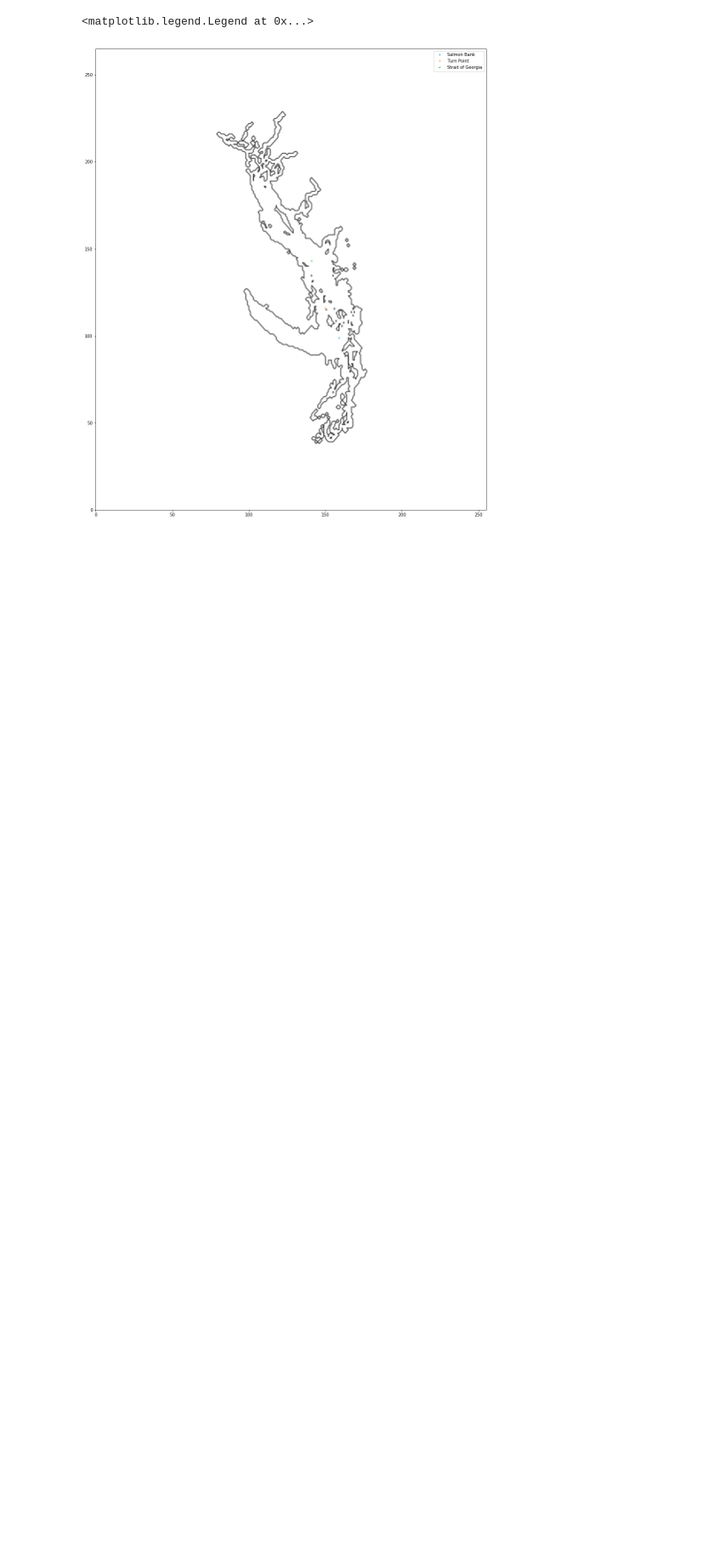
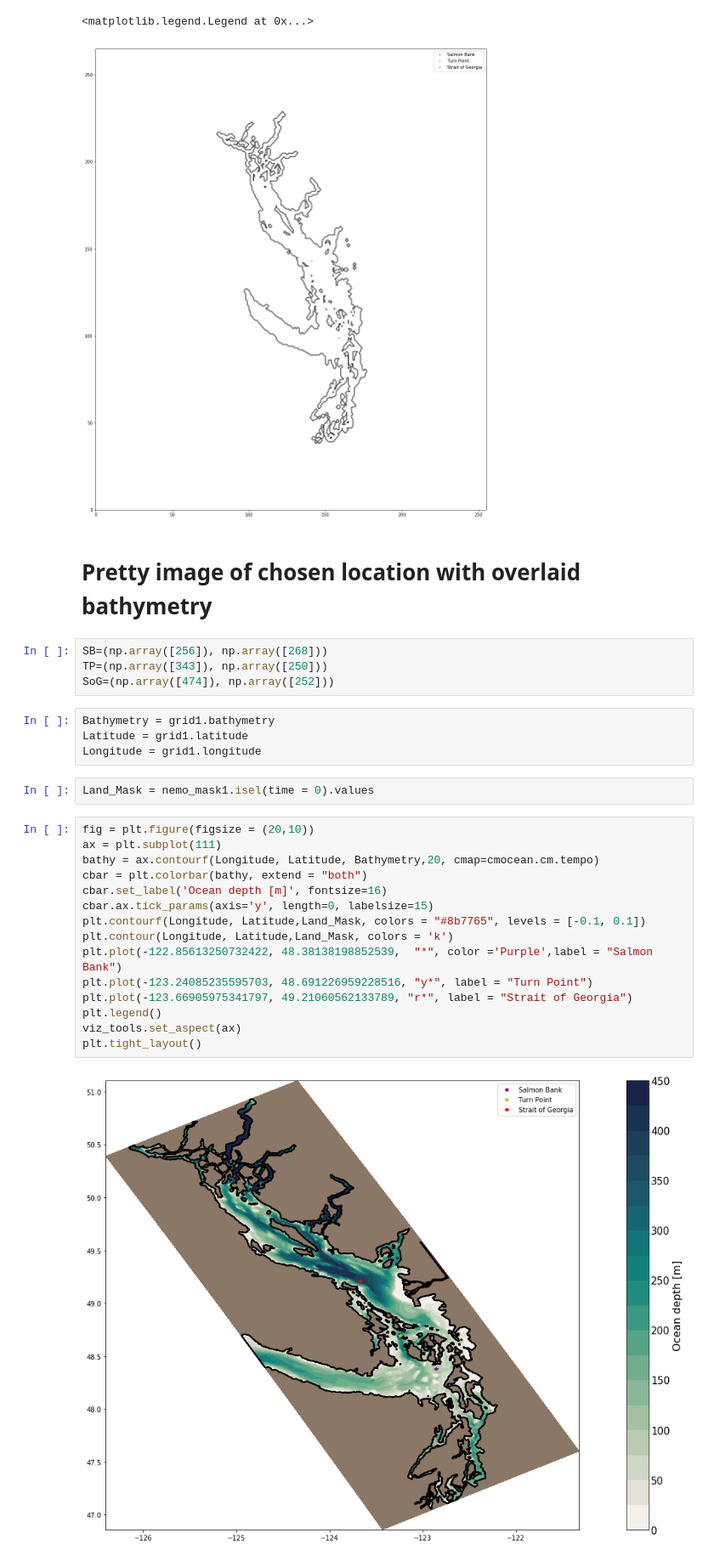
Before and after one commit to ambhudia/analysis-ashutosh, a Jupyter notebook: Pick grid points.ipynb, the cells around one changed output. Shown at 85% size. Saved outputs shown, nothing was run; the diff lists cells and outputs as text; blank space fills up the shorter version.

Commit message:
fruther documentation. Added bathymetry plots to pick gird points notebook

```diff
--- a/Pick grid points.ipynb
+++ b/Pick grid points.ipynb
@@ -111,3 +115,32 @@ ax.legend()
 # %% [output]
 <matplotlib.legend.Legend at 0x...>
 [figure]
+# %% [markdown]
+# Pretty image of chosen location with overlaid bathymetry
+# %%
+SB=(np.array([256]), np.array([268]))
+TP=(np.array([343]), np.array([250]))
+SoG=(np.array([474]), np.array([252]))
+# %%
+Bathymetry = grid1.bathymetry
+Latitude = grid1.latitude
+Longitude = grid1.longitude
+# %%
+Land_Mask = nemo_mask1.isel(time = 0).values
+# %%
+fig = plt.figure(figsize = (20,10))
+ax = plt.subplot(111)
+bathy = ax.contourf(Longitude, Latitude, Bathymetry,20, cmap=cmocean.cm.tempo)
+cbar = plt.colorbar(bathy, extend = "both")
+cbar.set_label('Ocean depth [m]', fontsize=16)
+cbar.ax.tick_params(axis='y', length=0, labelsize=15)
+plt.contourf(Longitude, Latitude,Land_Mask, colors = "#8b7765", levels = [-0.1, 0.1])
+plt.contour(Longitude, Latitude,Land_Mask, colors = 'k')
+plt.plot(-122.85613250732422, 48.38138198852539,  "*", color ='Purple',label = "Salmon Bank")
+plt.plot(-123.24085235595703, 48.691226959228516, "y*", label = "Turn Point")
+plt.plot(-123.66905975341797, 49.21060562133789, "r*", label = "Strait of Georgia")
+plt.legend()
+viz_tools.set_aspect(ax)
+plt.tight_layout()
+# %% [output]
+[figure, added]
```
Also changed, not shown: parts of 3 cells of this notebook.
